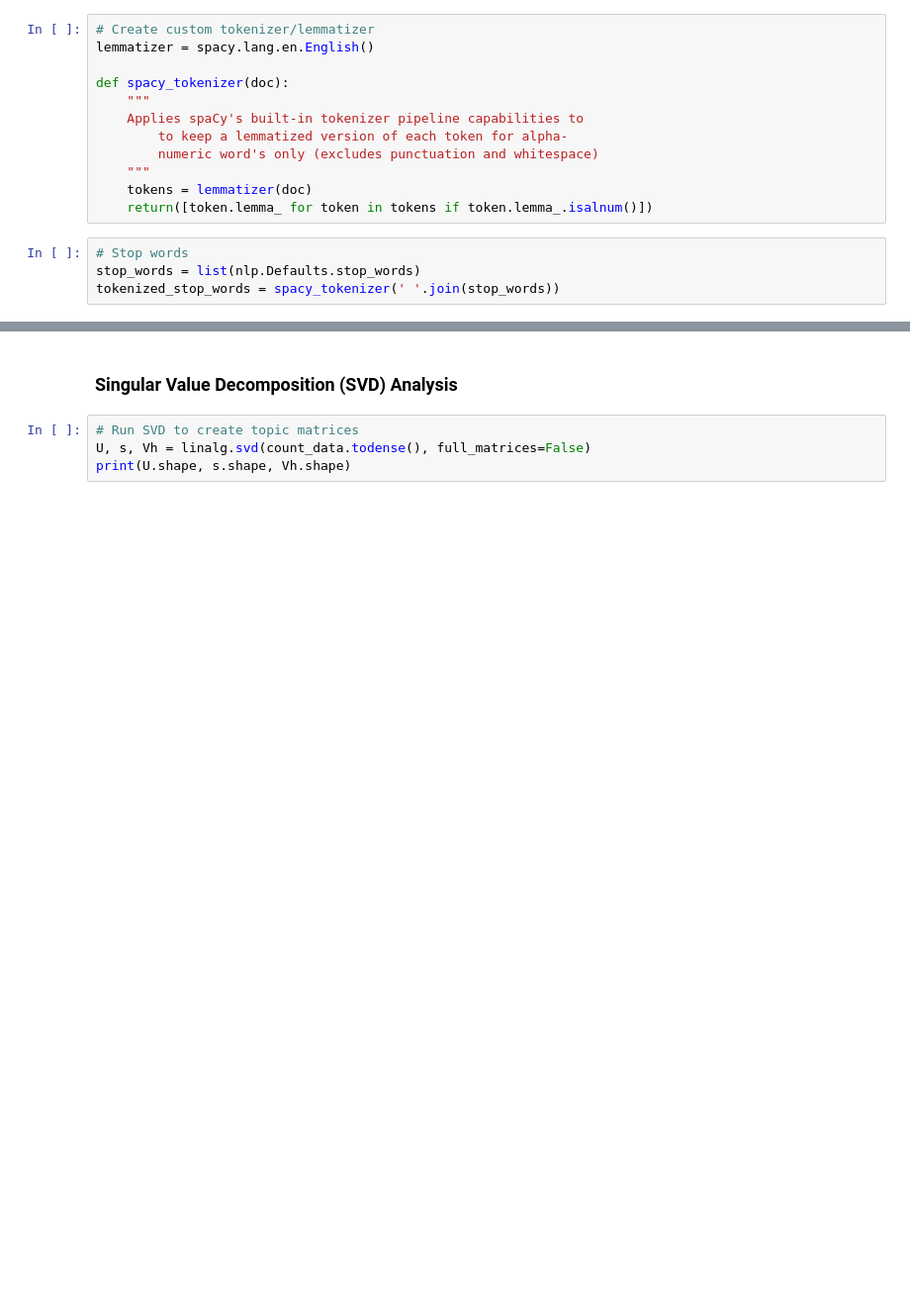
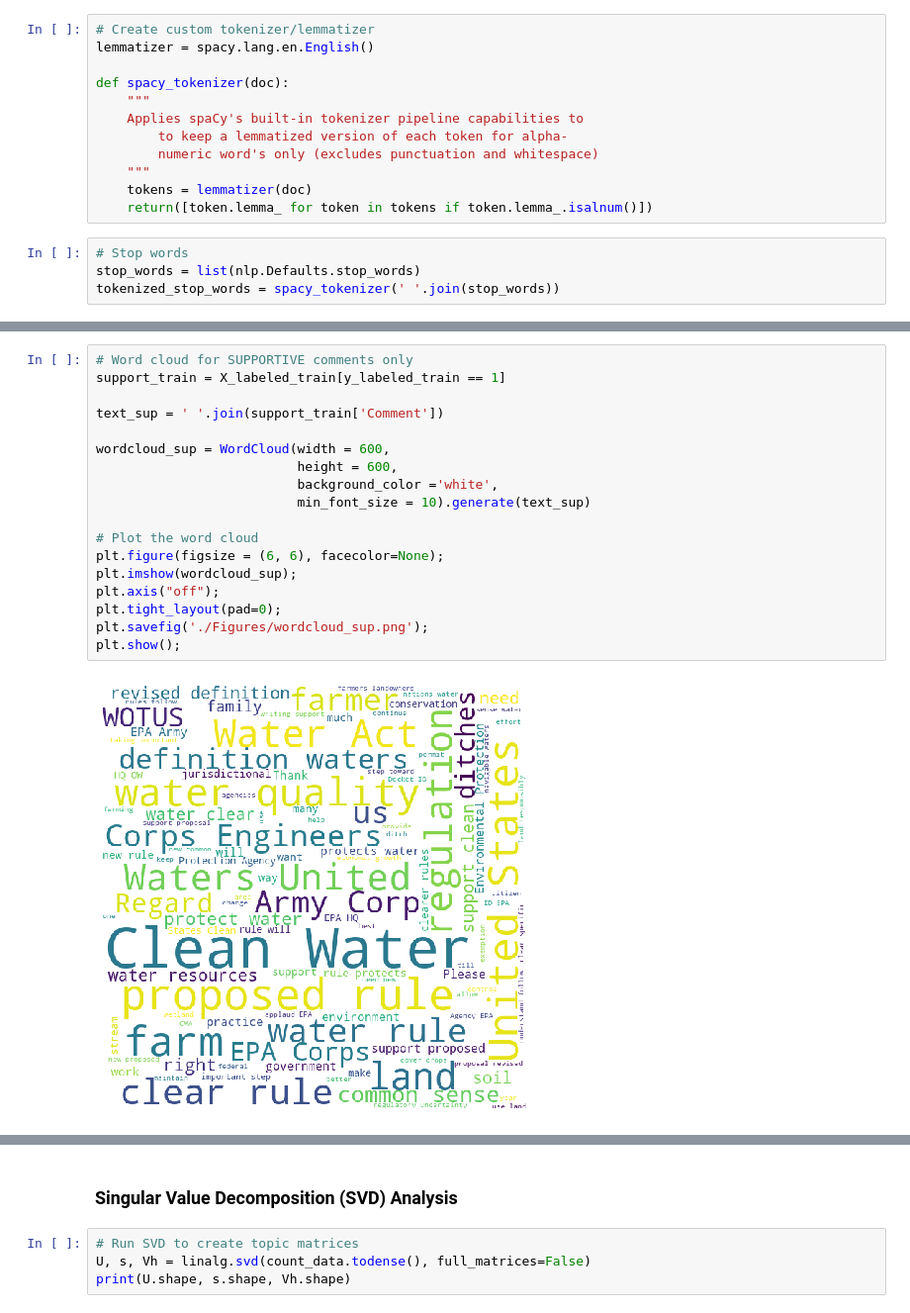
Before and after one commit to Data-Science-for-Conservation/WOTUS_Revision, a Jupyter notebook: WOTUS_analysis.ipynb, the cells around one changed output, grey strips where cells are left out. Shown at 99% size. Saved outputs shown, nothing was run; the diff lists cells and outputs as text; blank space fills up the shorter version.

```diff
--- a/WOTUS_analysis.ipynb
+++ b/WOTUS_analysis.ipynb
@@ -292,0 +298,20 @@ plt.show();
+# %%
+# Word cloud for SUPPORTIVE comments only
+support_train = X_labeled_train[y_labeled_train == 1]
+
+text_sup = ' '.join(support_train['Comment'])
+
+wordcloud_sup = WordCloud(width = 600,
+                          height = 600,
+                          background_color ='white',
+                          min_font_size = 10).generate(text_sup)
+
+# Plot the word cloud
+plt.figure(figsize = (6, 6), facecolor=None);
+plt.imshow(wordcloud_sup);
+plt.axis("off");
+plt.tight_layout(pad=0);
+plt.savefig('./Figures/wordcloud_sup.png');
+plt.show();
+# %% [output]
+[figure, added]
```
Also changed, not shown: parts of 9 cells of this notebook, 3 other files.
